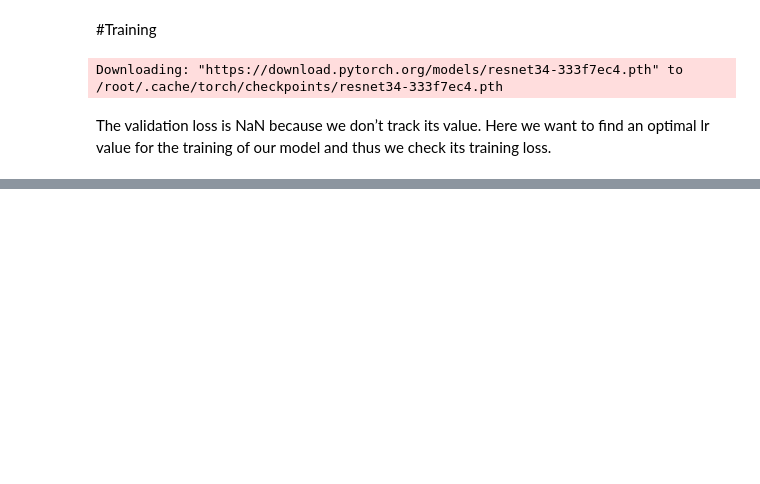
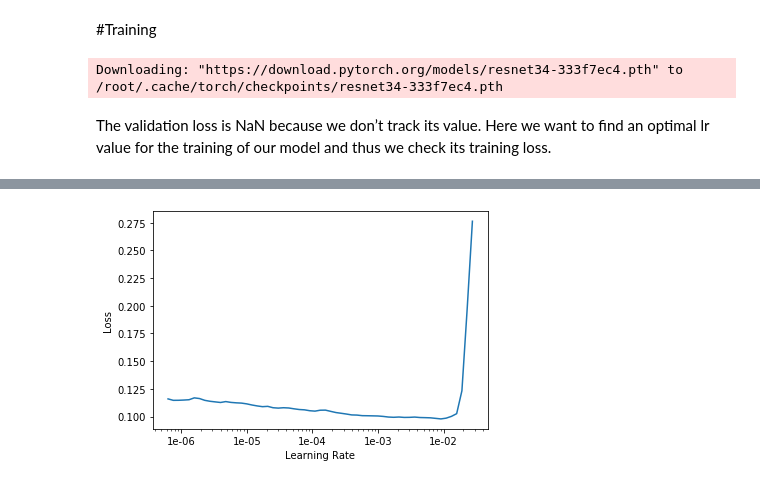
Before and after one commit to Pager07/Human-object-interaction-for-basketball-videos, a Jupyter notebook: ImageRegression.ipynb, the cells around one changed output, grey strips where cells are left out. Saved outputs shown, nothing was run; the diff lists cells and outputs as text; code cells hidden in the pictures; blank space fills up the shorter version.

```diff
--- a/ImageRegression.ipynb
+++ b/ImageRegression.ipynb
@@ -141,0 +176,4 @@ k
+# %%
+learn.recorder.plot()
+# %% [output]
+[figure, added]
```
Also changed, not shown: parts of 28 cells of this notebook.
